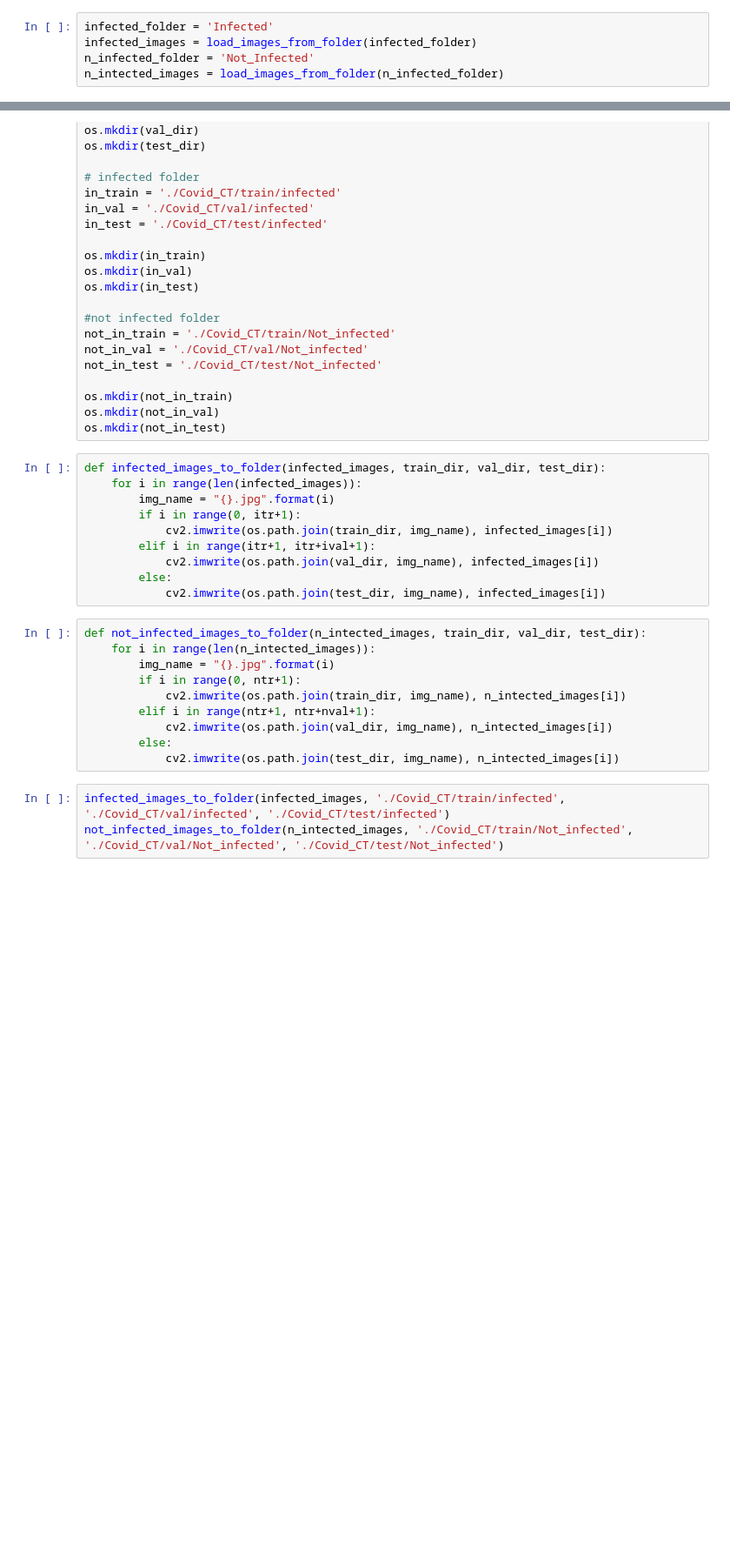
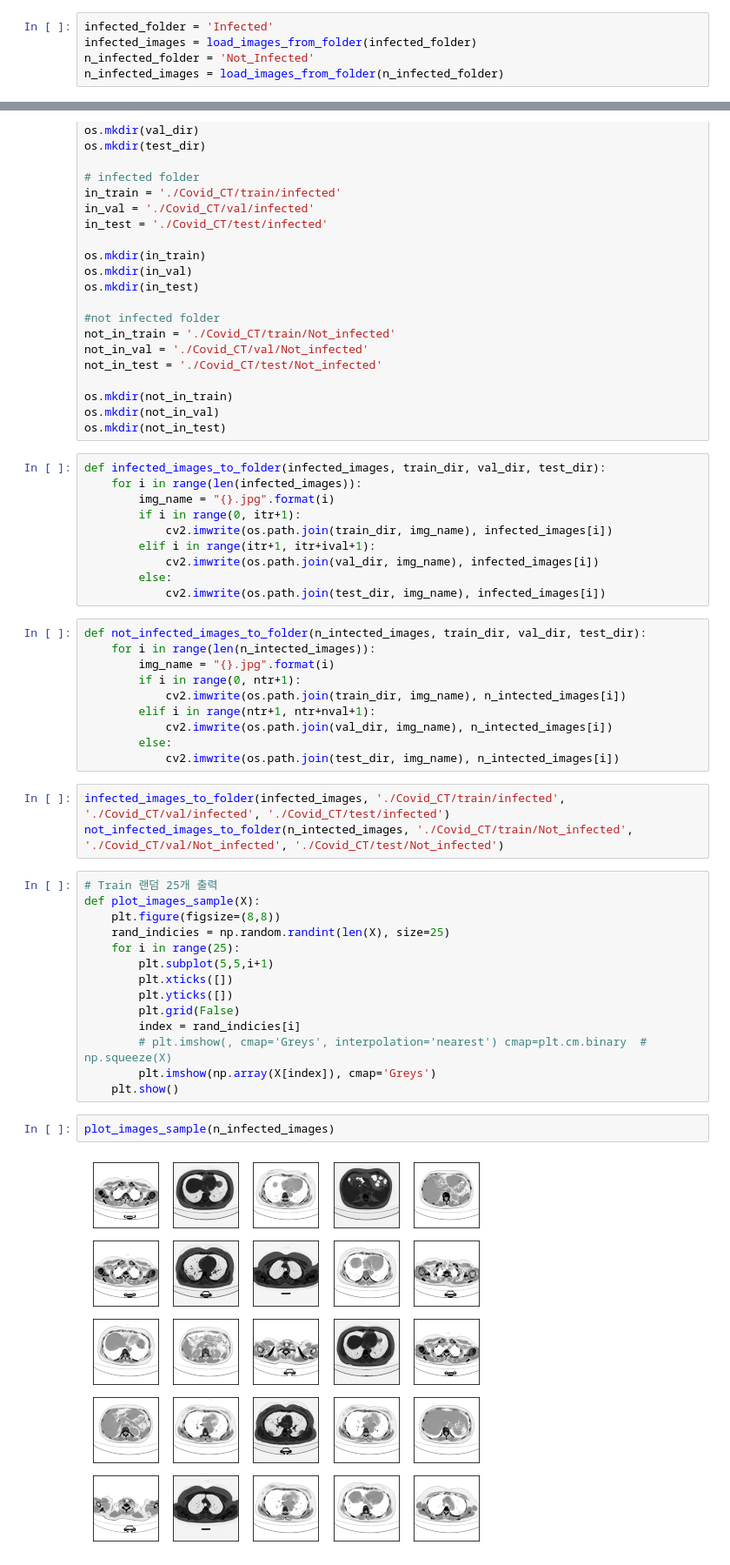
Before and after one commit to dujong/COVID_CT_Classification, a Jupyter notebook: COVID_CT_Image_Classification_1st.ipynb, the cells around one changed output, grey strips where cells are left out. Shown: that part at 87% size. Saved outputs shown, nothing was run; the diff lists cells and outputs as text; blank space fills up the shorter version.

```diff
--- a/COVID_CT_Image_Classification_1st.ipynb
+++ b/COVID_CT_Image_Classification_1st.ipynb
@@ -18,7 +27,7 @@ def load_images_from_folder(folder):
 infected_folder = 'Infected'
 infected_images = load_images_from_folder(infected_folder)
 n_infected_folder = 'Not_Infected'
-n_intected_images = load_images_from_folder(n_infected_folder)
+n_infected_images = load_images_from_folder(n_infected_folder)
 # %%
 itr = round(501*0.7)
 ival = round(550*0.1)
@@ -80,3 +89,21 @@ def not_infected_images_to_folder(n_intected_images, train_dir, val_dir, test_di
 # %%
 infected_images_to_folder(infected_images, './Covid_CT/train/infected', './Covid_CT/val/infected', './Covid_CT/test/infected')
 not_infected_images_to_folder(n_intected_images, './Covid_CT/train/Not_infected', './Covid_CT/val/Not_infected', './Covid_CT/test/Not_infected')
+# %%
+# Train 랜덤 25개 출력
+def plot_images_sample(X):
+    plt.figure(figsize=(8,8))
+    rand_indicies = np.random.randint(len(X), size=25)
+    for i in range(25):
+        plt.subplot(5,5,i+1)
+        plt.xticks([])
+        plt.yticks([])
+        plt.grid(False)
+        index = rand_indicies[i]
+        # plt.imshow(, cmap='Greys', interpolation='nearest') cmap=plt.cm.binary  # np.squeeze(X)
+        plt.imshow(np.array(X[index]), cmap='Greys')
+    plt.show()
+# %%
+plot_images_sample(n_infected_images)
+# %% [output]
+[figure, added]
```
Also changed, not shown: parts of 25 cells of this notebook.
